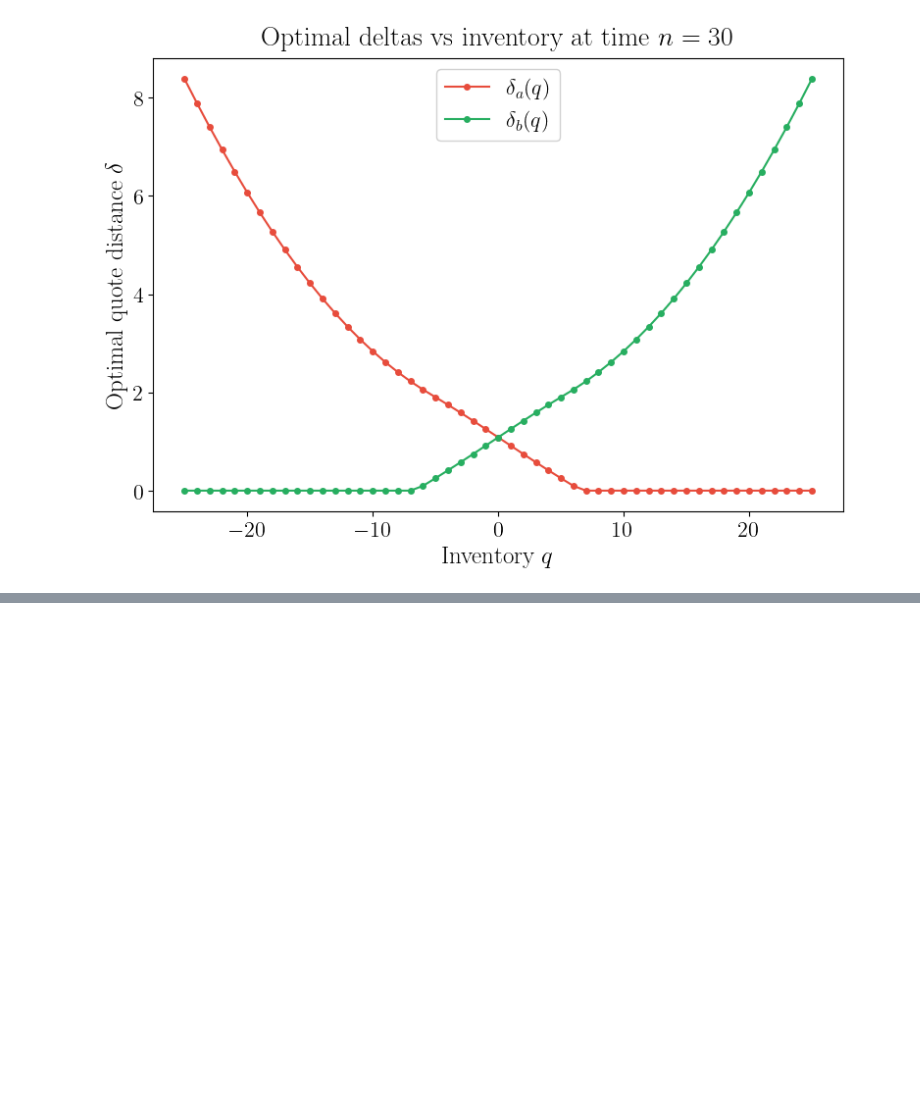
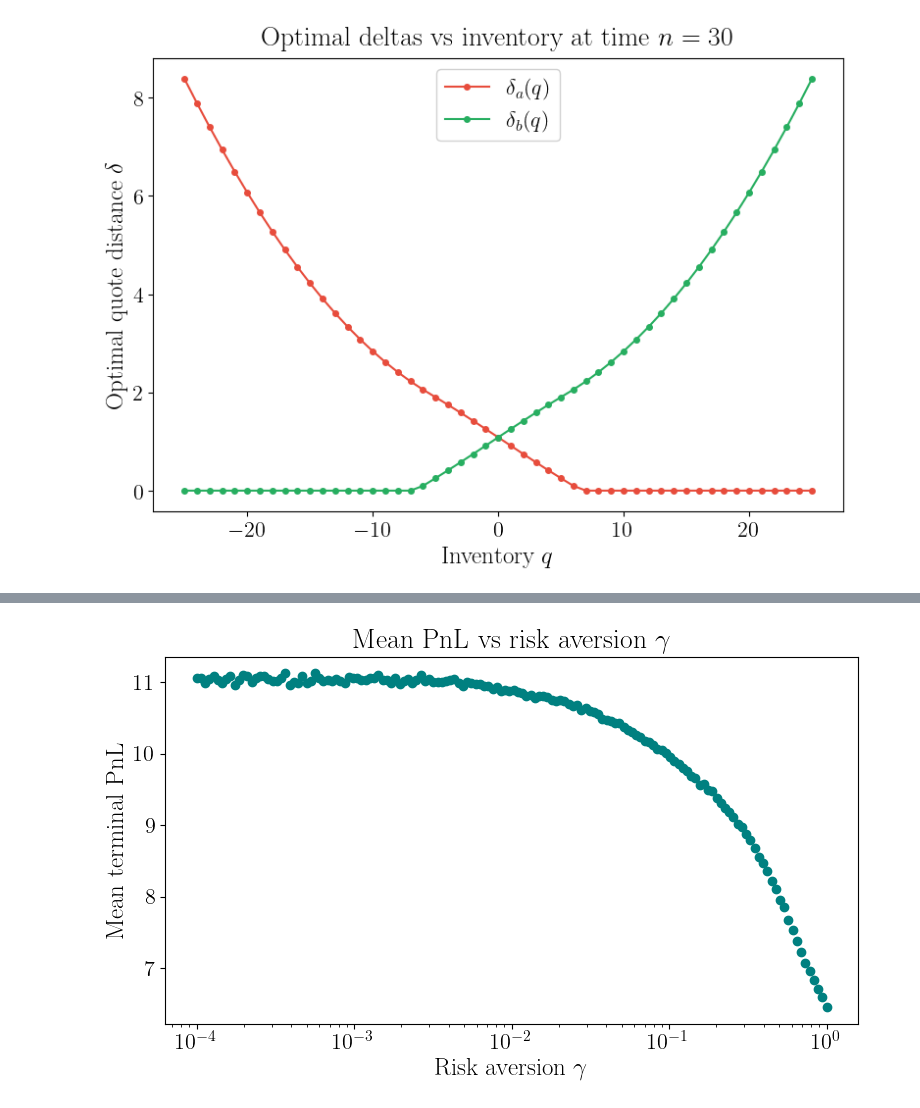
Before and after one commit to Marshhall/Market_Making, a Jupyter notebook: discrete_time.ipynb, the cells around one changed output, grey strips where cells are left out. Saved outputs shown, nothing was run; the diff lists cells and outputs as text; code cells hidden in the pictures; blank space fills up the shorter version.

```diff
--- a/discrete_time.ipynb
+++ b/discrete_time.ipynb
@@ -395,0 +519,12 @@ plt.show()
+# %%
+plt.figure(figsize=(8,5))
+plt.plot(gammas, mean_pnl, marker="o", linestyle='', color="teal")
+plt.xlabel(r"Risk aversion $\gamma$")
+plt.ylabel(r"Mean terminal PnL")
+plt.title(r"Mean PnL vs risk aversion $\gamma$")
+# plt.grid(alpha=0.25)
+plt.xscale("log")
+plt.tight_layout()
+plt.show()
+# %% [output]
+[figure, added]
```
Also changed, not shown: parts of 14 cells of this notebook, 9 other files.
